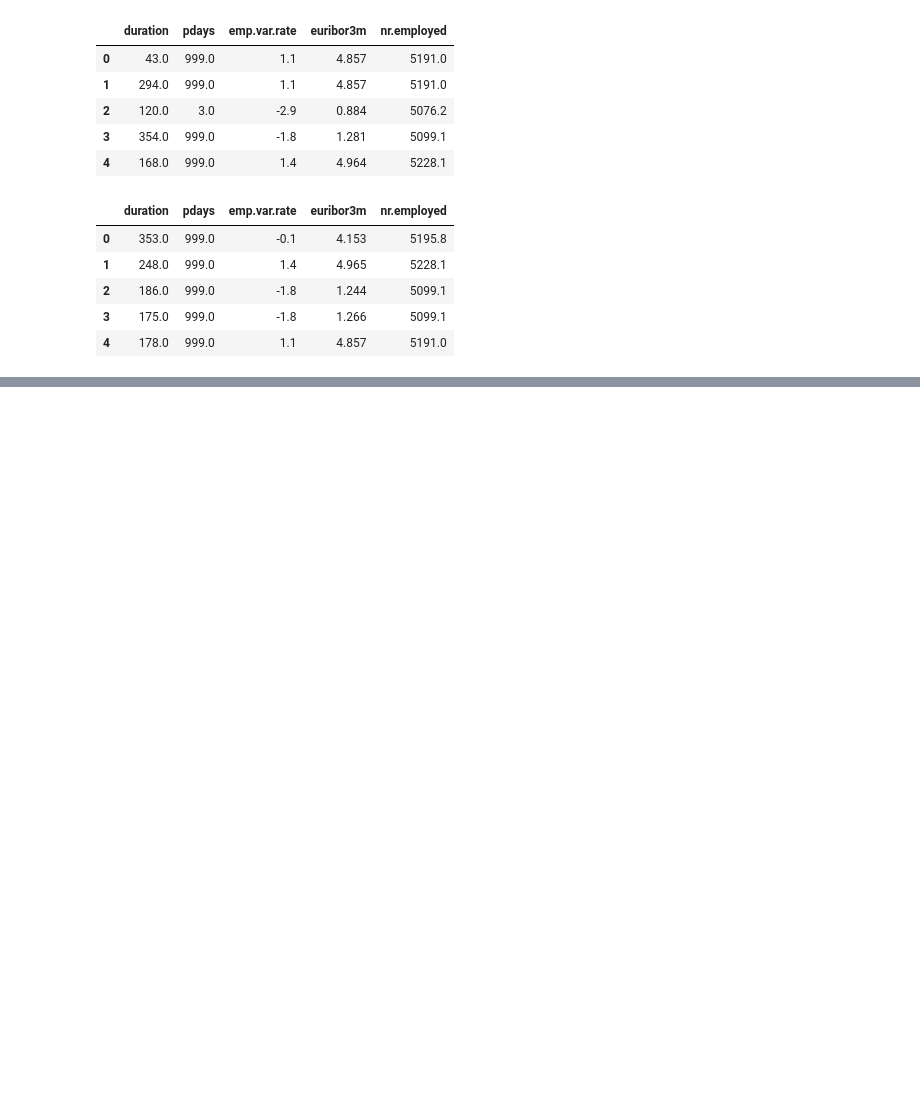
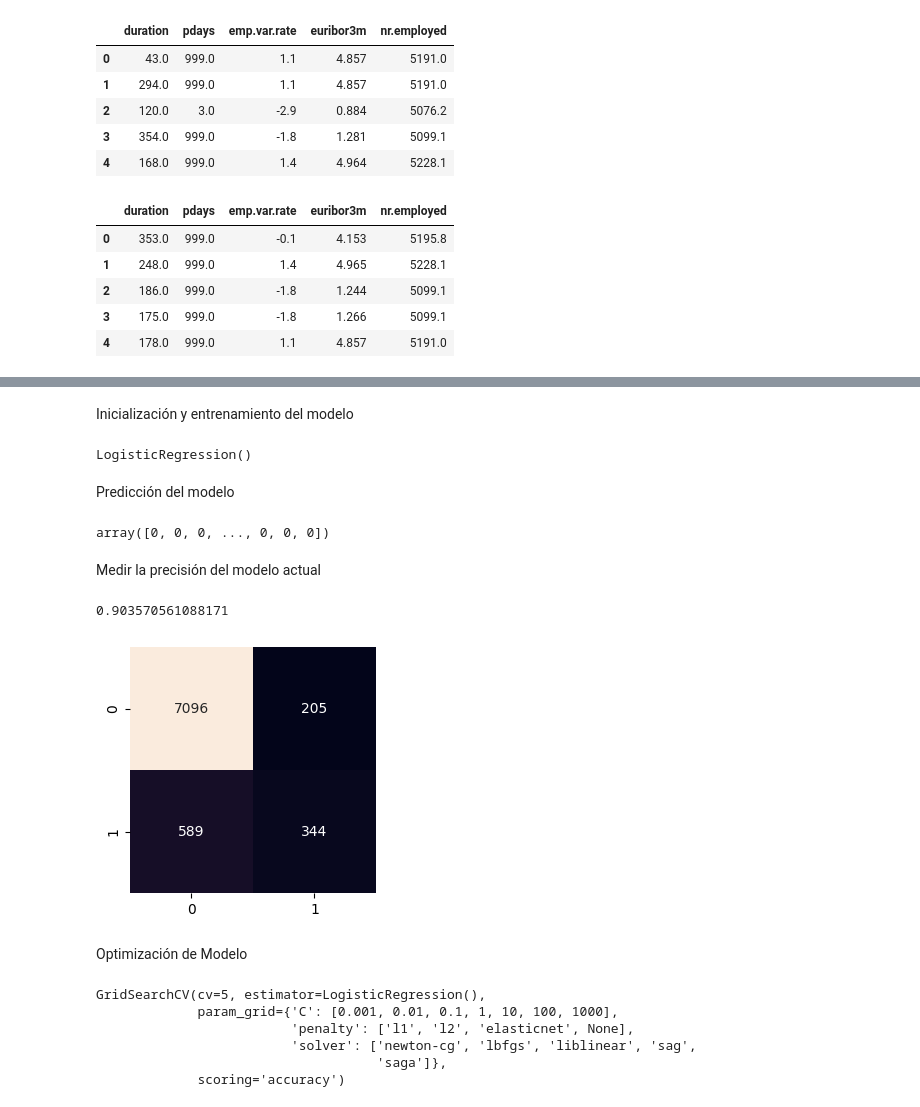
Before and after one commit to VonHyde/bank-marketing-ml-algorithm, a Jupyter notebook: src/explore.ipynb, the cells around one changed output, grey strips where cells are left out. Drawn from its saved outputs; the diff is of its cells as text; code cells hidden in the pictures; blank space fills up the shorter version.

```diff
--- a/src/explore.ipynb
+++ b/src/explore.ipynb
@@ -325,0 +332,7 @@ X_test_sel.to_csv("/workspace/bank-marketing-ml-algorithm/data/processed/clean_b
+# %%
+import pandas as pd
+
+train_data = pd.read_csv("/workspace/bank-marketing-ml-algorithm/data/processed/clean_bank_train.csv")
+test_data = pd.read_csv("/workspace/bank-marketing-ml-algorithm/data/processed/clean_bank_test.csv")
+
+train_data.head()
@@ -325,0 +346,69 @@ X_test_sel.to_csv("/workspace/bank-marketing-ml-algorithm/data/processed/clean_b
+# %%
+X_train = train_data.drop(["y"], axis = 1)
+y_train = train_data["y"]
+X_test = test_data.drop(["y"], axis = 1)
+y_test = test_data["y"]
+# %% [markdown]
+Inicialización y entrenamiento del modelo
+# %%
+from sklearn.linear_model import LogisticRegression
+
+model = LogisticRegression()
+model.fit(X_train, y_train)
+# %% [output]
+LogisticRegression()
+# %% [markdown]
+Predicción del modelo
+# %%
+y_pred = model.predict(X_test)
+y_pred
+# %% [output]
+array([0, 0, 0, ..., 0, 0, 0])
+# %% [markdown]
+Medir la precisión del modelo actual
+# %%
+from sklearn.metrics import accuracy_score
+
+accuracy_score(y_test, y_pred)
+# %% [output]
+0.903570561088171
+# %%
+import matplotlib.pyplot as plt
+import seaborn as sns
+from sklearn.metrics import confusion_matrix
+
+
+#Realización de la matriz de confusión
+
+
+banking_cm = confusion_matrix(y_test, y_pred)
+cm_df = pd.DataFrame(banking_cm)
+
+plt.figure(figsize = (3, 3))
+sns.heatmap(cm_df, annot=True, fmt="d", cbar=False)
+
+plt.tight_layout()
+
+plt.show()
+# %% [output]
+[figure, added]
+# %% [markdown]
+Optimización de Modelo
+# %%
+from sklearn.model_selection import GridSearchCV
+
+hyperparams = {
+    "C": [0.001, 0.01, 0.1, 1, 10, 100, 1000],
+    "penalty": ["l1", "l2", "elasticnet", None],
+    "solver": ["newton-cg", "lbfgs", "liblinear", "sag", "saga"]
+}
+
+grid = GridSearchCV(model, hyperparams, scoring = "accuracy", cv = 5)
+grid
+# %% [output]
+GridSearchCV(cv=5, estimator=LogisticRegression(),
+             param_grid={'C': [0.001, 0.01, 0.1, 1, 10, 100, 1000],
+                         'penalty': ['l1', 'l2', 'elasticnet', None],
+                         'solver': ['newton-cg', 'lbfgs', 'liblinear', 'sag',
+                                    'saga']},
+             scoring='accuracy')
```
Also changed, not shown: parts of 10 cells of this notebook.
